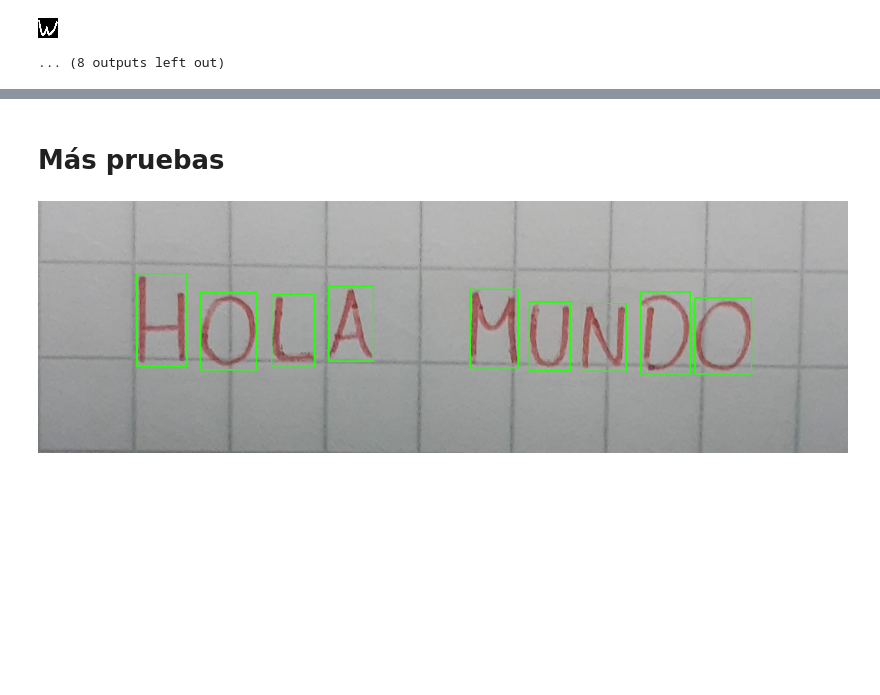
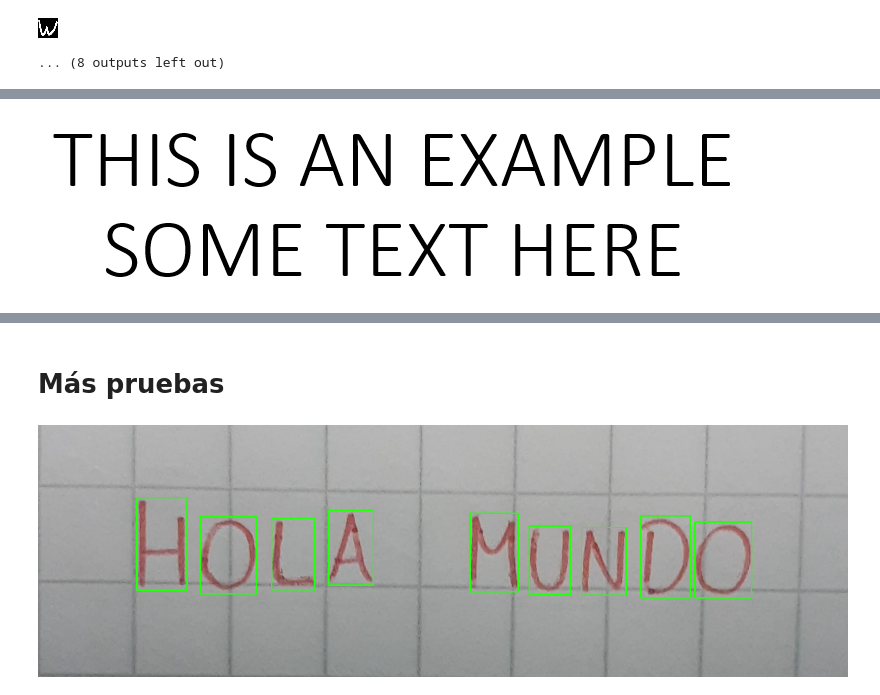
Before and after one commit to OscarRojasG/OCR, a Jupyter notebook: OCR.ipynb, the cells around one changed output, grey strips where cells are left out. Cells and saved outputs as stored; diff of their text form; code cells hidden in the pictures; blank space fills up the shorter version.

```diff
--- a/OCR.ipynb
+++ b/OCR.ipynb
@@ -383,0 +403,5 @@ W
+# %%
+gray = cv2.cvtColor(img, cv2.COLOR_BGR2GRAY)
+Img.fromarray(gray)
+# %% [output]
+[figure, added]
```
Also changed, not shown: parts of 17 cells of this notebook.
